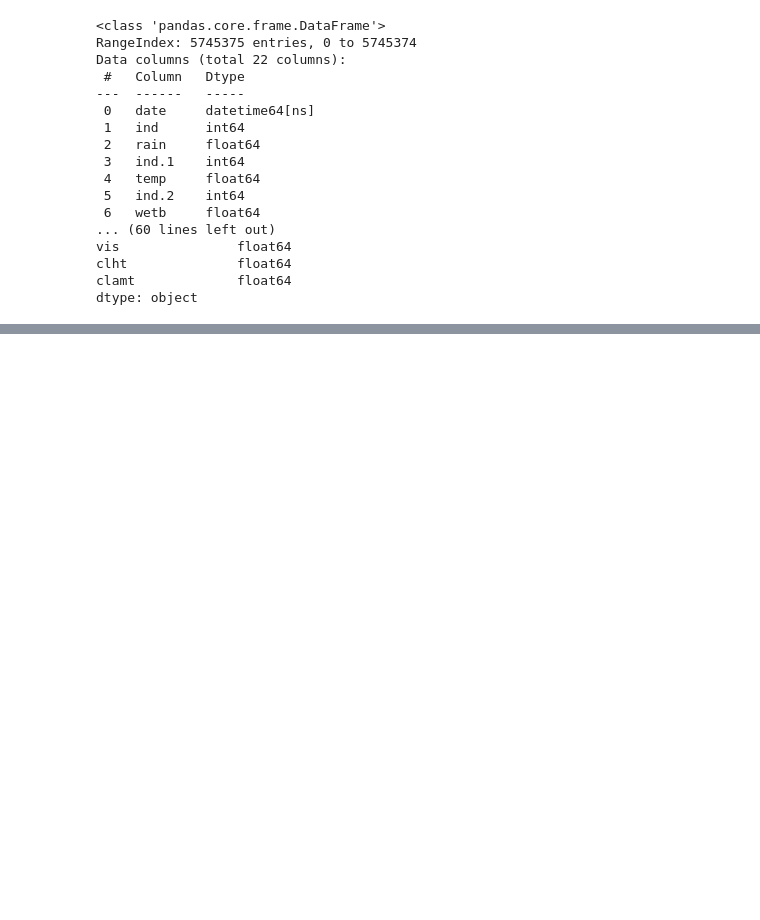
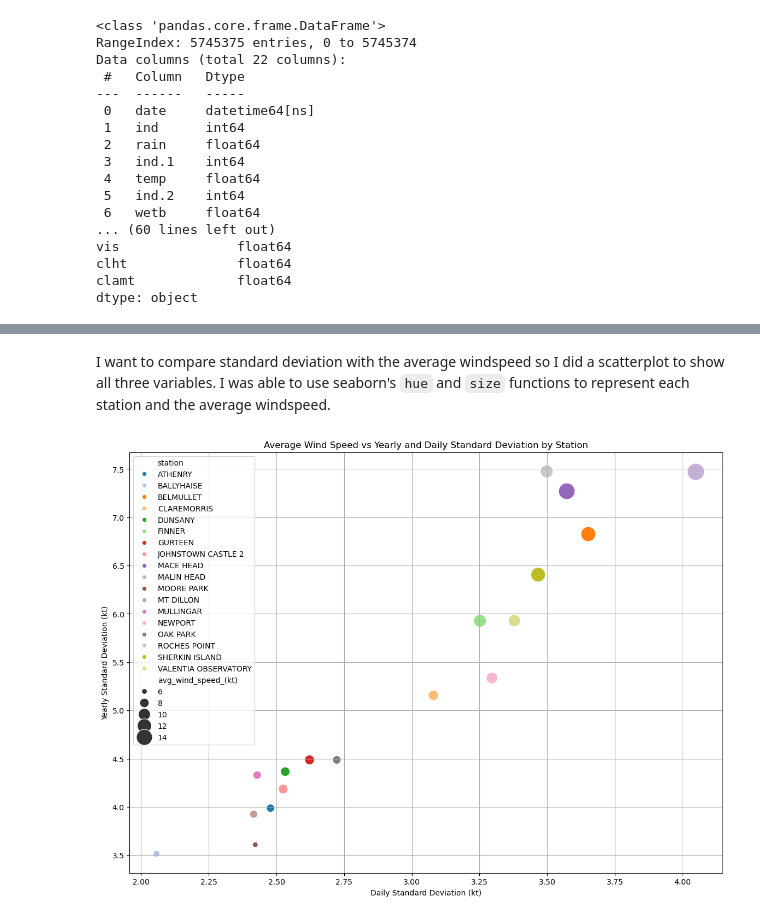
Before and after one commit to morgam7/PFDA-project, a Jupyter notebook: wind_farm_analysis.ipynb, the cells around one changed output, grey strips where cells are left out. Cells and saved outputs as stored; diff of their text form; code cells hidden in the pictures; blank space fills up the shorter version.

```diff
--- a/wind_farm_analysis.ipynb
+++ b/wind_farm_analysis.ipynb
@@ -309,0 +375,20 @@ plt.show()
+# %% [markdown]
+I want to compare standard deviation with the average windspeed so I did a scatterplot to show all three variables. I was able to use seaborn's `hue` and `size` functions to represent each station and the average windspeed.
+# %%
+# Calculate average wind speed by station
+avg_wind_speed = my_big_dataset.groupby('station')['wdsp'].mean().reset_index()
+avg_wind_speed.columns = ['station', 'avg_wind_speed_(kt)']
+
+# Merge with the std_combined DataFrame
+std_combined = std_combined.merge(avg_wind_speed, on='station')
+
+plt.figure(figsize=(14, 10))
+sns.scatterplot(data=std_combined, x='avg_daily_std', y='avg_monthly_std', hue='station', size='avg_wind_speed_(kt)', sizes=(50, 500), palette='tab20')
+plt.title("Average Wind Speed vs Yearly and Daily Standard Deviation by Station")
+plt.xlabel("Daily Standard Deviation (kt)")
+plt.ylabel("Yearly Standard Deviation (kt)")
+plt.legend
+plt.grid()
+plt.show()
+# %% [output]
+[figure, added]
```
Also changed, not shown: parts of 20 cells of this notebook, 1 other file.
